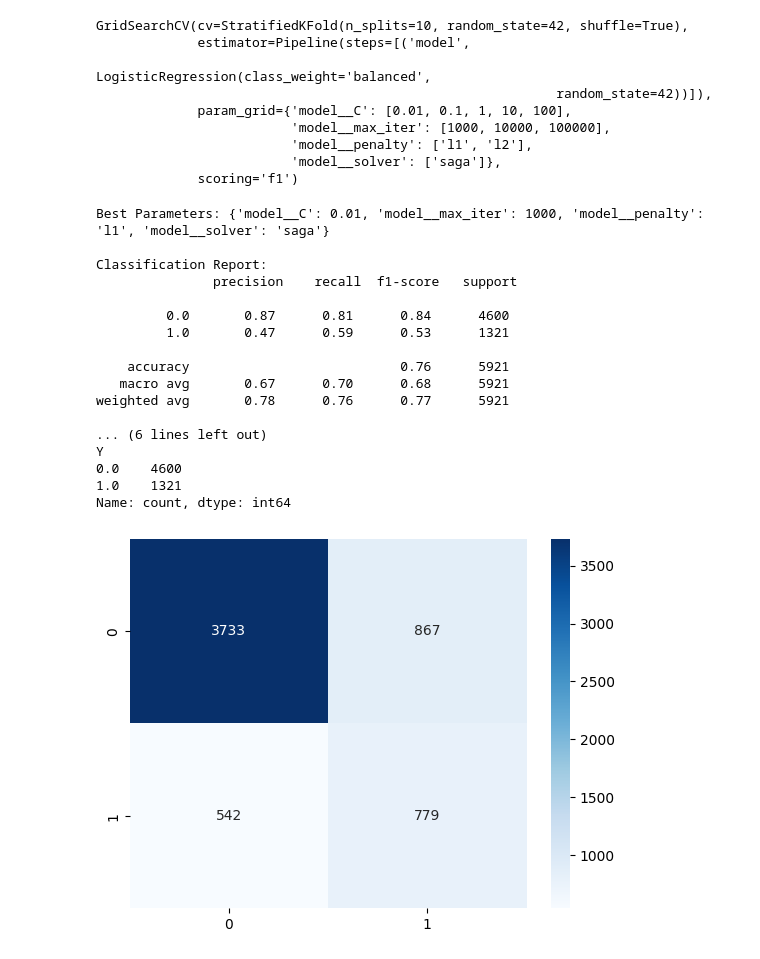
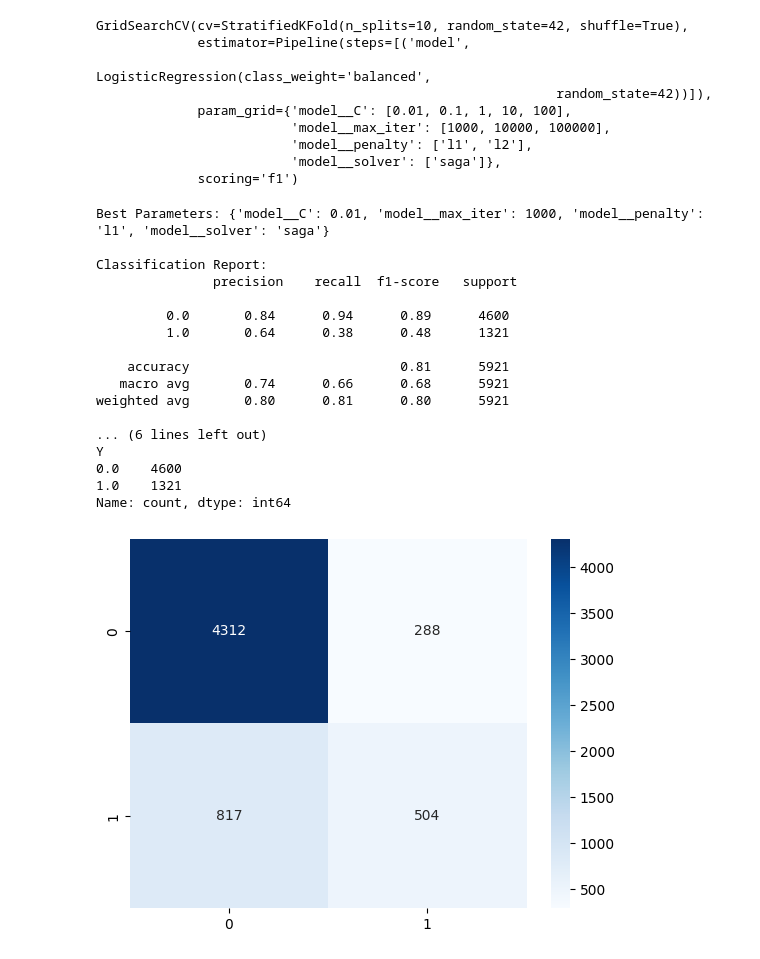
Before and after one commit to AhmedAyman12gh/credit-card-default-prediction, a Jupyter notebook: Phase1.ipynb, the cells around one changed output. Saved outputs shown, nothing was run; the diff lists cells and outputs as text; code cells hidden in the pictures.

```diff
--- a/Phase1.ipynb
+++ b/Phase1.ipynb
@@ -532,45 +531,45 @@ GridSearchCV(cv=StratifiedKFold(n_splits=10, random_state=42, shuffle=True),
                          'model__solver': ['saga']},
              scoring='f1')
 # %%
-# Get the best model
+# # Get the best model
 from sklearn.metrics import classification_report, roc_auc_score,confusion_matrix,f1_score,accuracy_score,precision_score,recall_score
 best_model = grid_search.best_estimator_
 
 # Predict and Evaluate
-threshold = 0.5
+threshold = 0.7
 y_proba = best_model.predict_proba(X_test)[:, 1]
 y_pred = (y_proba >= threshold).astype(int)
 
 print(f"Best Parameters: {grid_search.best_params_}")
 print("\nClassification Report:\n", classification_report(y_test, y_pred))
 print(f"ROC-AUC Score: {roc_auc_score(y_test, y_proba):.4f}")
 
 cm = confusion_matrix(y_test, y_pred)
 sns.heatmap(cm, annot=True, fmt='d', cmap='Blues')
 print(f"F1-Score: {f1_score(y_test, y_pred):.4f}")
 print(f"Accuracy: {accuracy_score(y_test, y_pred):.4f}")
 print(f"Precision: {precision_score(y_test, y_pred):.4f}")
 print(f"Recall: {recall_score(y_test, y_pred):.4f}")
 
 #number of samples in each class
 print("Class distribution in test set:")
 print(y_test.value_counts())
 # %% [output]
 Best Parameters: {'model__C': 0.01, 'model__max_iter': 1000, 'model__penalty': 'l1', 'model__solver': 'saga'}
 
 Classification Report:
                precision    recall  f1-score   support
 
-         0.0       0.87      0.81      0.84      4600
-         1.0       0.47      0.59      0.53      1321
+         0.0       0.84      0.94      0.89      4600
+         1.0       0.64      0.38      0.48      1321
 
-    accuracy                           0.76      5921
-   macro avg       0.67      0.70      0.68      5921
-weighted avg       0.78      0.76      0.77      5921
+    accuracy                           0.81      5921
+   macro avg       0.74      0.66      0.68      5921
+weighted avg       0.80      0.81      0.80      5921
 
 ... (6 lines left out)
 Y
 0.0    4600
 1.0    1321
 Name: count, dtype: int64
-[figure, old version]
+[figure, new version]
```
Also changed, not shown: parts of 8 cells of this notebook.
